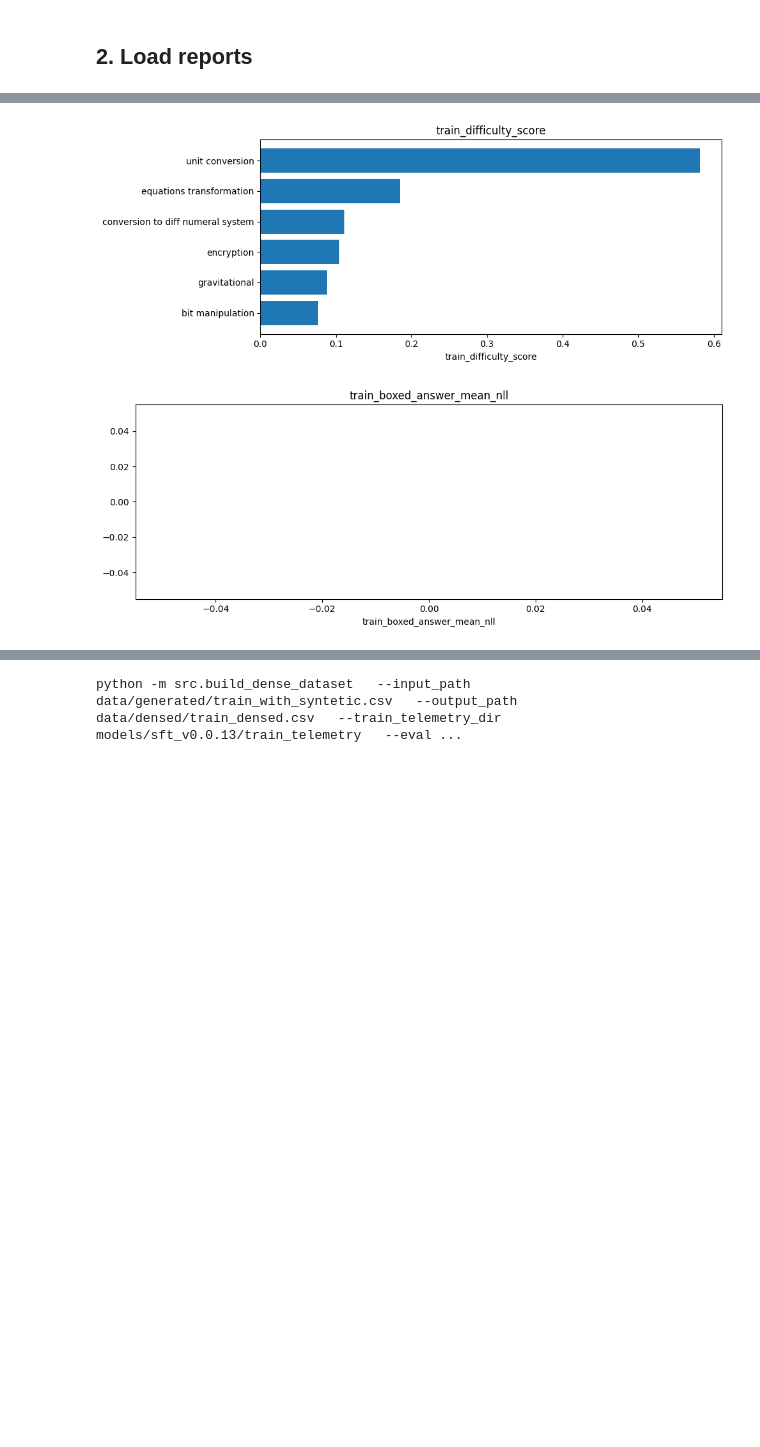
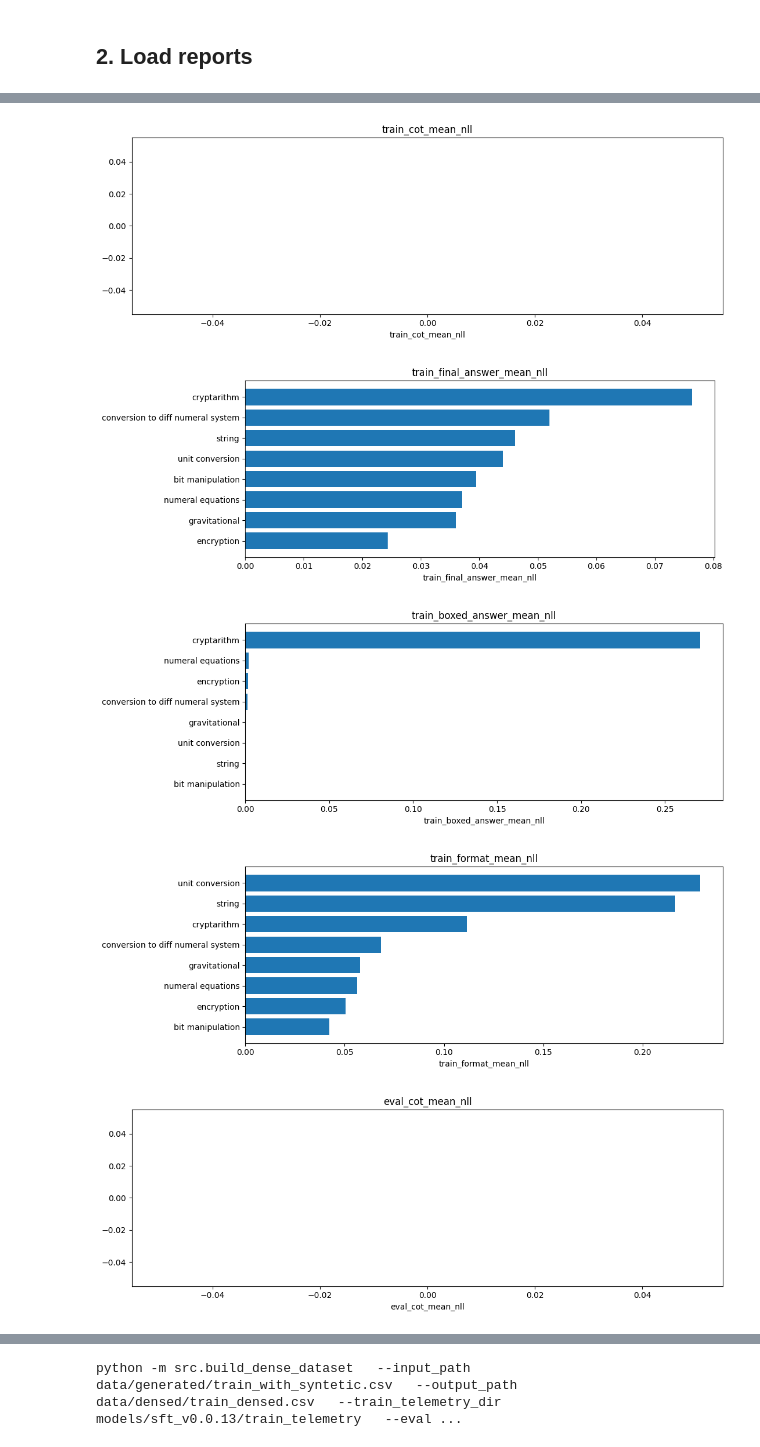
Before and after one commit to bezbahen0/nvidia-nemotron-model-reasoning-challenge, a Jupyter notebook: notebooks/sft_telemetry_decision_notebook.ipynb, the cells around one changed output, grey strips where cells are left out. Drawn from its saved outputs; the diff is of its cells as text; code cells hidden in the pictures; blank space fills up the shorter version.

```diff
--- a/notebooks/sft_telemetry_decision_notebook.ipynb
+++ b/notebooks/sft_telemetry_decision_notebook.ipynb
@@ -151,6 +275,17 @@ if not label_cmp.empty:
         + label_cmp.get("eval_boxed_answer_mean_nll", 0).fillna(0) * 2.0
         + label_cmp.get("train_difficulty_score", 0).fillna(0) * 1.0
     )
+
+    for prefix in ["train", "eval"]:
+        if f"{prefix}_mean_nll" in label_cmp.columns:
+            label_cmp[f"{prefix}_mean_nll_level"] = label_cmp[f"{prefix}_mean_nll"].apply(level_mean_nll)
+        if f"{prefix}_hard_token_ratio" in label_cmp.columns:
+            label_cmp[f"{prefix}_hard_token_ratio_level"] = label_cmp[f"{prefix}_hard_token_ratio"].apply(level_hard_ratio)
+        if f"{prefix}_near_zero_token_ratio" in label_cmp.columns:
+            label_cmp[f"{prefix}_near_zero_level"] = label_cmp[f"{prefix}_near_zero_token_ratio"].apply(level_near_zero)
+        if f"{prefix}_boxed_answer_mean_nll" in label_cmp.columns:
+            label_cmp[f"{prefix}_boxed_answer_level"] = label_cmp[f"{prefix}_boxed_answer_mean_nll"].apply(level_boxed_nll)
+
     label_cmp = label_cmp.sort_values("decision_score", ascending=False)
 
 display(label_cmp)
@@ -159,15 +391,31 @@ AttributeError: 'int' object has no attribute 'fillna'
 # %%
-if not label_cmp.empty:
-    for col in ["train_difficulty_score", "eval_difficulty_score", "train_boxed_answer_mean_nll", "eval_boxed_answer_mean_nll"]:
-        if col not in label_cmp.columns:
-            continue
+def plot_section_metric(prefix):
+    cols = [
+        f"{prefix}_cot_mean_nll",
+        f"{prefix}_final_answer_mean_nll",
+        f"{prefix}_boxed_answer_mean_nll",
+        f"{prefix}_format_mean_nll",
+    ]
+    cols = [c for c in cols if c in label_cmp.columns]
+
+    if label_cmp.empty or not cols:
+        print("No section cols for", prefix)
+        return
+
+    for col in cols:
         plot_df = label_cmp[["label", col]].dropna().sort_values(col, ascending=True)
-        plt.figure(figsize=(10, max(4, len(plot_df) * 0.45)))
+        plt.figure(figsize=(11, max(4, len(plot_df) * 0.48)))
         plt.barh(plot_df["label"], plot_df[col])
         plt.title(col)
         plt.xlabel(col)
         plt.tight_layout()
         plt.show()
+
+plot_section_metric("train")
+plot_section_metric("eval")
 # %% [output]
-[figure, old version]
+[figure, new version]
-[figure, old version]
+[figure, new version]
+[figure, added]
+[figure, added]
+[figure, added]
```
Also changed, not shown: parts of 57 cells of this notebook, 4 other files.
